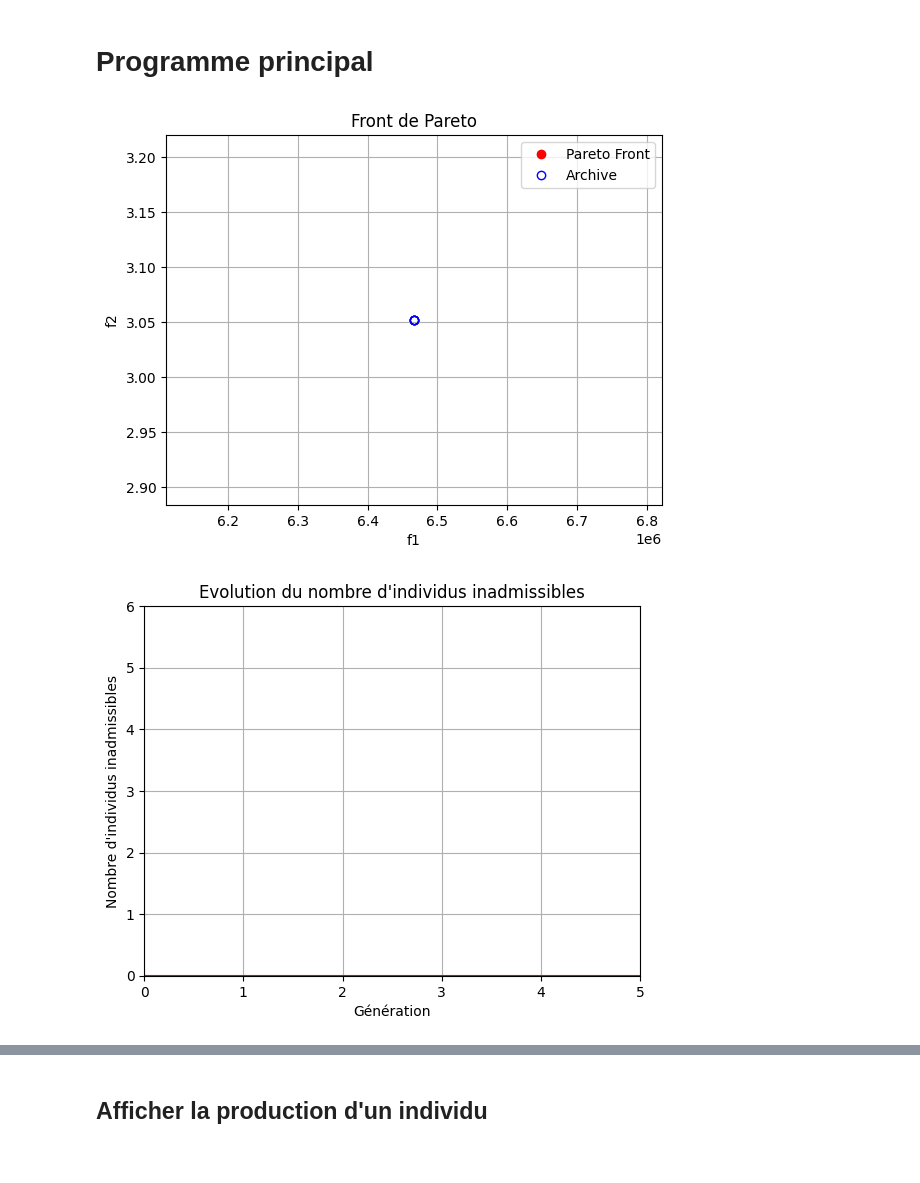
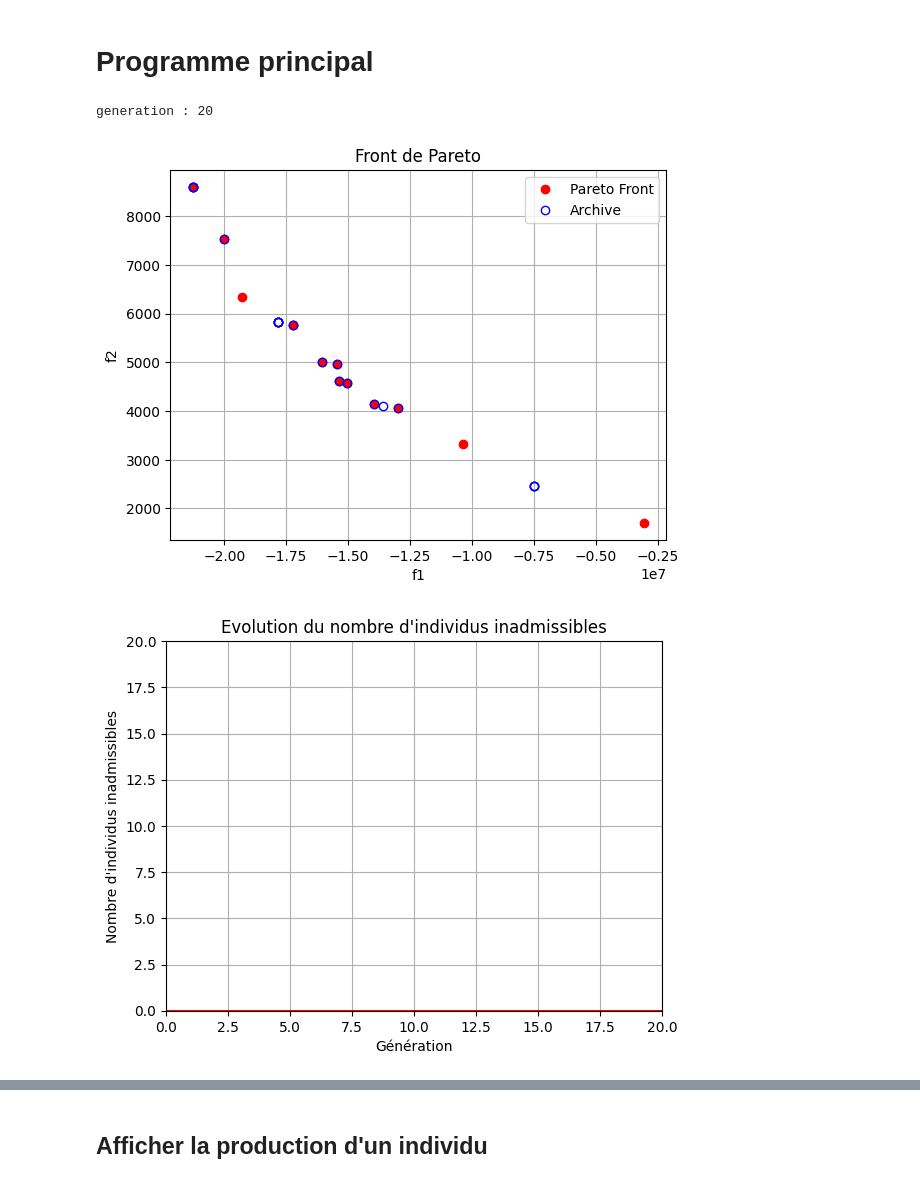
Before and after one commit to Louis9551/Solaire, a Jupyter notebook: Multi_Objectifs_Contraint_Solaire.ipynb, the cells around one changed output, grey strips where cells are left out. Drawn from its saved outputs; the diff is of its cells as text; code cells hidden in the pictures.

```diff
--- a/Multi_Objectifs_Contraint_Solaire.ipynb
+++ b/Multi_Objectifs_Contraint_Solaire.ipynb
@@ -11,22 +12,22 @@ from SolarYield import *
 # %% [markdown]
 # Initialisation des paramètres
 # %%
-Npop = 6
+Npop = 20
 Narchive = 20
 Sp = 2
 alpha = 0.7
-Gmax = 5
+Gmax = 20
 pmut = 1
 Ntour = 3
 
-nb_x = 5
+nb_x = 6
 nb_fonction = 2
 nb_contrainte = 1
 
 # 0 = NumOnd, 1 = Nps, 2 = Npp, 3 = gamma, 4 = i, 5 = nbinsta
-VarIndi = [1, 1, 1, 0, 0]
-xmax = [2, 20, 20, 90, 90]
-xmin = [0, 1, 1, -90, 0]
+VarIndi = [1, 1, 1, 0, 0, 1]
+xmax = [2, 20, 20, 90, 90, 100]
+xmin = [0, 1, 1, -90, 0, 30]
 
 NewPop = 1 # 1 = recommencer avec une nouvelle population aléatoire ou 0 charger la population précédente
 generationPop = 200 # recommencer à la génération 0 ou charger la génération précédente
@@ -176,7 +177,7 @@ def GetPVProduction():
 
     return time, date, Ghprim, Dhprim, Tambprim
 
-def PvYield(gamma, i, Nps, Npp, NumOnd):
+def PvYield(gamma, i, Nps, Npp, NumOnd, nbinsta):
         P_pv = [] # créer une liste vide pour stocker la production PV
         Epv = 0. # the energy produced by the PV
         for d in range(365):
@@ -184,7 +185,7 @@ def PvYield(gamma, i, Nps, Npp, NumOnd):
             (Rs, Rd, theta) = IrradiationRatio(i, gamma, a, hprim, albedo, Gh[d,:], Dh[d,:])
             Gabs = GlassAbsorbtion((Gh[d,:]-Dh[d,:])*Rs, Dh[d,:]*Rd, theta)
             (Pm, Vm) = PV_panel(Gabs, Tamb[d,:], NOCT = NOCT, Rs = Rp, Id0 = Iobs, Iphi0 = I0, G0 = G0, n = 1., Eg =coefId , ncs = NbCellS, ncp = NbCellP) # n et Eg et Rsh???
-            Ppv = PV_array(Pm, Vm, Nps, Npp, Onduleurs[int(NumOnd)].Pdcmax, Onduleurs[int(NumOnd)].VinMPPTmax, Onduleurs[int(NumOnd)].VinMPPTmin) # a0, a1, a2 les mêmes et tauloss = ??
+            Ppv = PV_array(Pm, Vm, Nps, Npp, Onduleurs[int(NumOnd)].Pdcmax, Onduleurs[int(NumOnd)].VinMPPTmax, Onduleurs[int(NumOnd)].VinMPPTmin)*nbinsta # a0, a1, a2 les mêmes et tauloss = ??
             P_pv = np.append(P_pv, Ppv) # ajouter Ppv à P_pv
             Epv += np.trapz(Ppv,UTC)
         P_pv = np.reshape(P_pv, (365,24)) # copier P_pv dans un tableau à 2 dimensions
@@ -261,11 +262,11 @@ class Individu:
     # 0 = NumOnd, 1 = Nps, 2 = Npp, 3 = gamma, 4 = i
 
     def evaluationObjectifs(self):
-        P_pv = PvYield(self.x[3], self.x[4], self.x[1], self.x[2], self.x[0])
+        P_pv = PvYield(self.x[3], self.x[4], self.x[1], self.x[2], self.x[0], self.x[5])
         (E_grid, E_export, Edmd) = EnergyBalance(time, date, P_el_total, P_pv) # Energy en kWh
         c0 = self.x[1]*self.x[2]*PrixPV + Onduleurs[int(self.x[0])].Prix
         (Pmax, Vmin) = PV_panel([G0], [Vmin0])
-        Ppv_rated = Pmax*self.x[1]*self.x[2]*1e-3
+        Ppv_rated = Pmax*self.x[1]*self.x[2]*self.x[5]
         self.f[0] = c0*psi+(BPE*E_grid-SPE*E_export)*20 # att sur 20 ans
         self.f[1] = (Ppv_rated*qC02PV+qCO2Belgique*E_grid*20)/Edmd # att sur 20 ans
 
@@ -500,7 +501,7 @@ def croisement(population, Npop):
 def mutation(population, pmut, generation, xmax, xmin, Gmax):
     for individu in population:
         if random.uniform(0,100) < pmut:
-            xi = random.choice([1,nb_x]) # on ne random pas le NumOnd
+            xi = random.choice([0,nb_x-1]) # on ne random pas le NumOnd
             delta = random.choice([-1,1])
             if delta == 1:
                 pas = random.uniform(0,1)*(xmax[xi]-individu.x[xi])*(1-generation[-1]/(Gmax+generation[0]))
@@ -551,32 +552,36 @@ ranking(population, archive)
 
 for i in range(Gmax):
     # Incrémentation du nombre de génération
     generation.append(generation[-1] + 1)
 
     # Sélection des parents
     selection_tournoi(population, Ntour)
 
     # Croisement
     croisement(population, Npop)
 
     # Mutation
     mutation(population, pmut, generation, xmax, xmin, Gmax)
 
     #pop_anim.append(population.copy())
 
     # Evaluation de la population
     evaluation(population)
     ranking(population, archive)
     archivage(archive, Narchive)
+    # clear cell output
+    clear_output()
+    print("generation :",generation[-1])
 
 save_population(population, generation)
 # Animation de la population
 #ani = FuncAnimation(fig, plot_population, frames=pop_anim, fargs=(generation, ax), interval=100, repeat=False)
 #ani.save('evolution_population.gif', writer='pillow')
 
 plot_pareto(population, Npop)
 plot_inadmissible(Ninadmissible, generation)
 plot_admissible(plotadmissible)
 # %% [output]
+generation : 20
-[figure, old version]
+[figure, new version]
-[figure, old version]
+[figure, new version]
```
Also changed, not shown: parts of 4 cells of this notebook.
